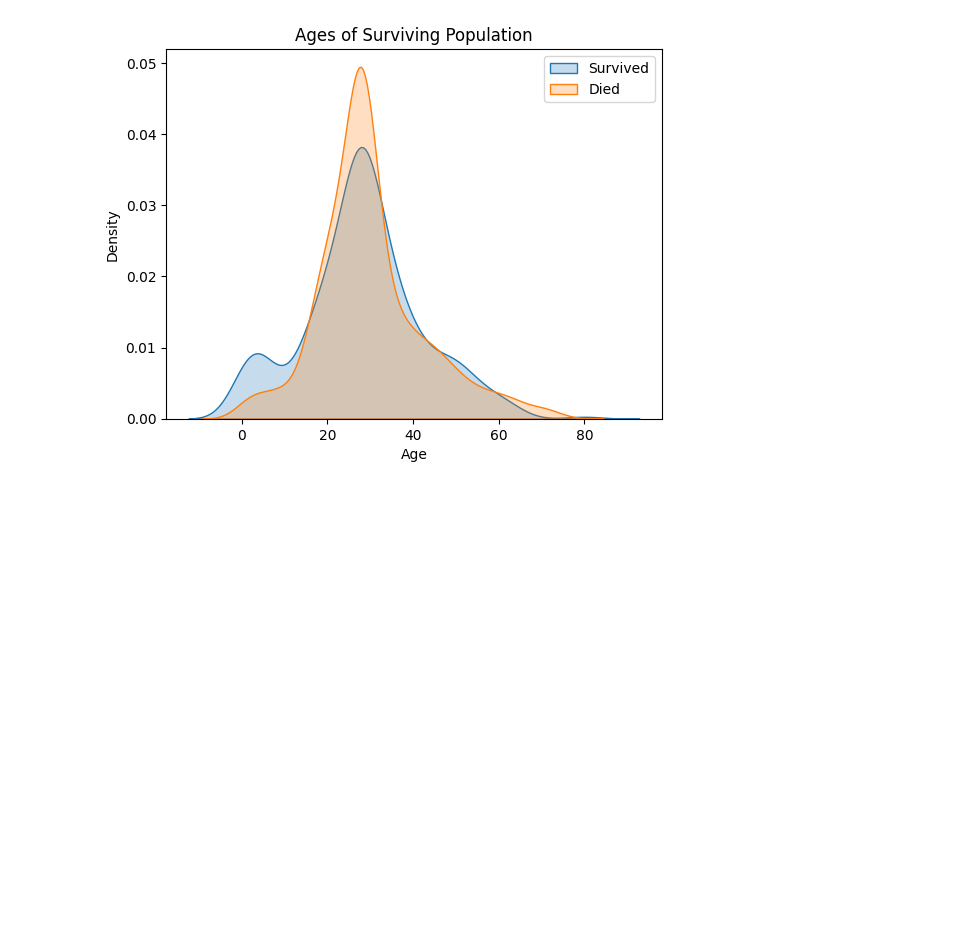
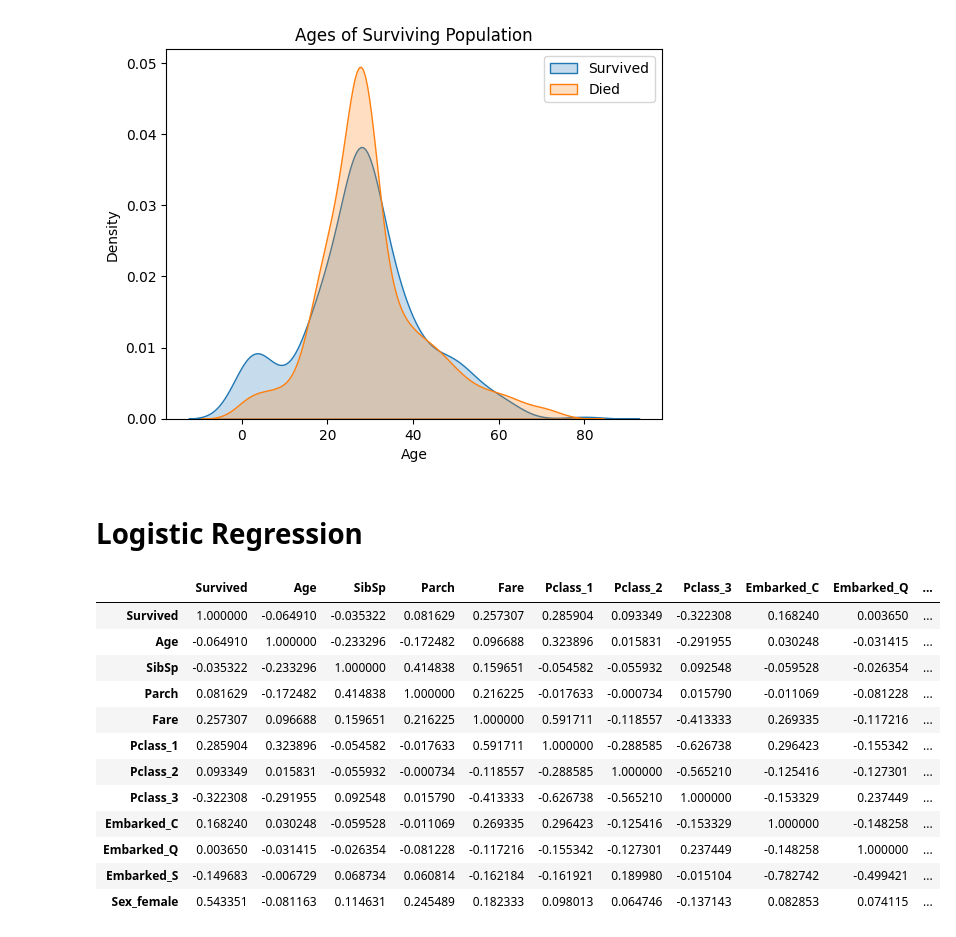
Before and after one commit to Rokeeb17/DS-Assignments, a Jupyter notebook: LogisticRegression.ipynb, the cells around one changed output. Saved outputs shown, nothing was run; the diff lists cells and outputs as text; code cells hidden in the pictures; blank space fills up the shorter version.

```diff
--- a/LogisticRegression.ipynb
+++ b/LogisticRegression.ipynb
@@ -316,3 +345,22 @@ plt.xlabel('Age')
 plt.show()
 # %% [output]
 [figure]
+# %% [markdown]
+# Logistic Regression
+# %%
+corr_mat = newer_train.corr()
+corr_mat
+# %% [output]
+|  | Survived | Age | SibSp | Parch | Fare | Pclass_1 | Pclass_2 | Pclass_3 | Embarked_C | Embarked_Q | ... |
+| Survived | 1.000000 | -0.064910 | -0.035322 | 0.081629 | 0.257307 | 0.285904 | 0.093349 | -0.322308 | 0.168240 | 0.003650 | ... |
+| Age | -0.064910 | 1.000000 | -0.233296 | -0.172482 | 0.096688 | 0.323896 | 0.015831 | -0.291955 | 0.030248 | -0.031415 | ... |
+| SibSp | -0.035322 | -0.233296 | 1.000000 | 0.414838 | 0.159651 | -0.054582 | -0.055932 | 0.092548 | -0.059528 | -0.026354 | ... |
+| Parch | 0.081629 | -0.172482 | 0.414838 | 1.000000 | 0.216225 | -0.017633 | -0.000734 | 0.015790 | -0.011069 | -0.081228 | ... |
+| Fare | 0.257307 | 0.096688 | 0.159651 | 0.216225 | 1.000000 | 0.591711 | -0.118557 | -0.413333 | 0.269335 | -0.117216 | ... |
+| Pclass_1 | 0.285904 | 0.323896 | -0.054582 | -0.017633 | 0.591711 | 1.000000 | -0.288585 | -0.626738 | 0.296423 | -0.155342 | ... |
+| Pclass_2 | 0.093349 | 0.015831 | -0.055932 | -0.000734 | -0.118557 | -0.288585 | 1.000000 | -0.565210 | -0.125416 | -0.127301 | ... |
+| Pclass_3 | -0.322308 | -0.291955 | 0.092548 | 0.015790 | -0.413333 | -0.626738 | -0.565210 | 1.000000 | -0.153329 | 0.237449 | ... |
+| Embarked_C | 0.168240 | 0.030248 | -0.059528 | -0.011069 | 0.269335 | 0.296423 | -0.125416 | -0.153329 | 1.000000 | -0.148258 | ... |
+| Embarked_Q | 0.003650 | -0.031415 | -0.026354 | -0.081228 | -0.117216 | -0.155342 | -0.127301 | 0.237449 | -0.148258 | 1.000000 | ... |
+| Embarked_S | -0.149683 | -0.006729 | 0.068734 | 0.060814 | -0.162184 | -0.161921 | 0.189980 | -0.015104 | -0.782742 | -0.499421 | ... |
+| Sex_female | 0.543351 | -0.081163 | 0.114631 | 0.245489 | 0.182333 | 0.098013 | 0.064746 | -0.137143 | 0.082853 | 0.074115 | ... |
```
Also changed, not shown: parts of 21 cells of this notebook.
